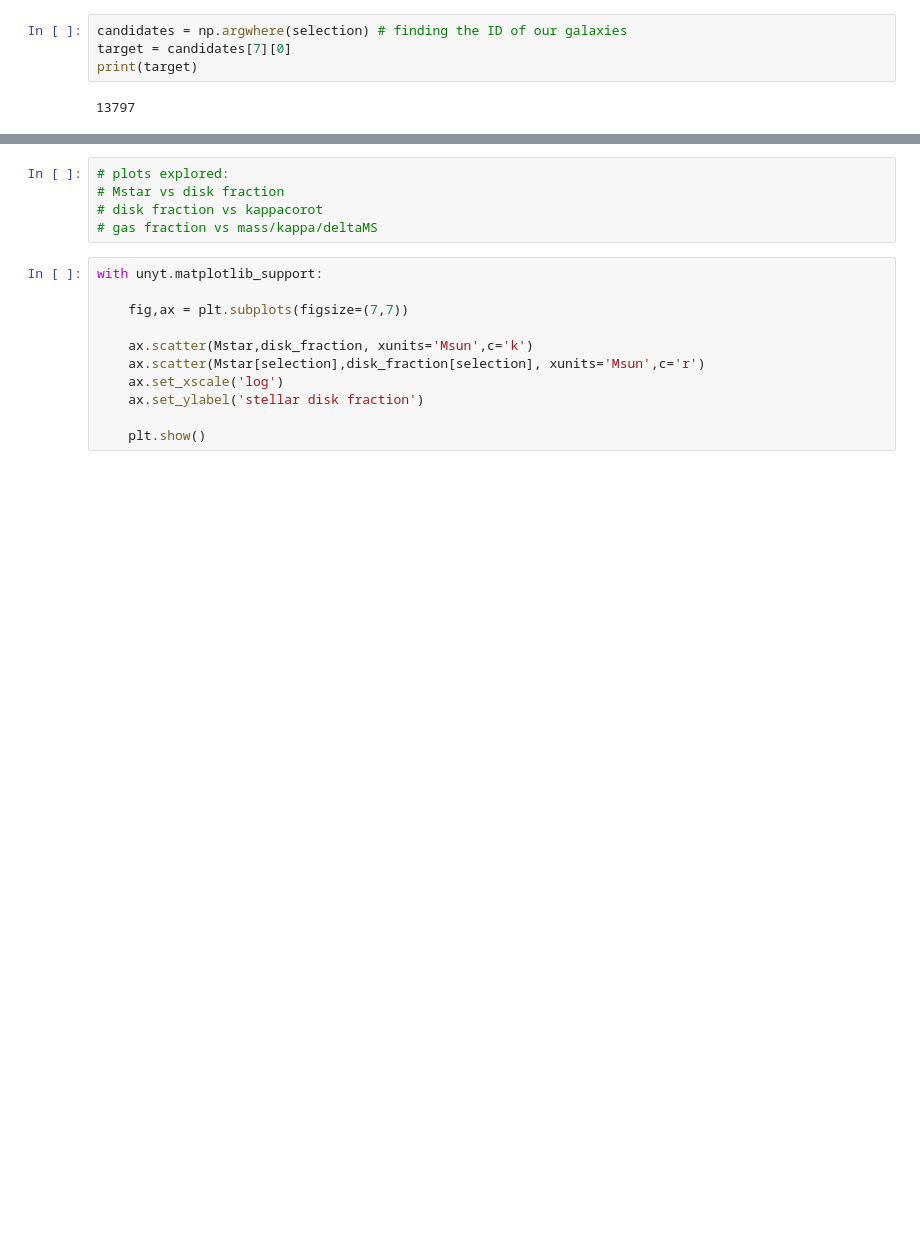
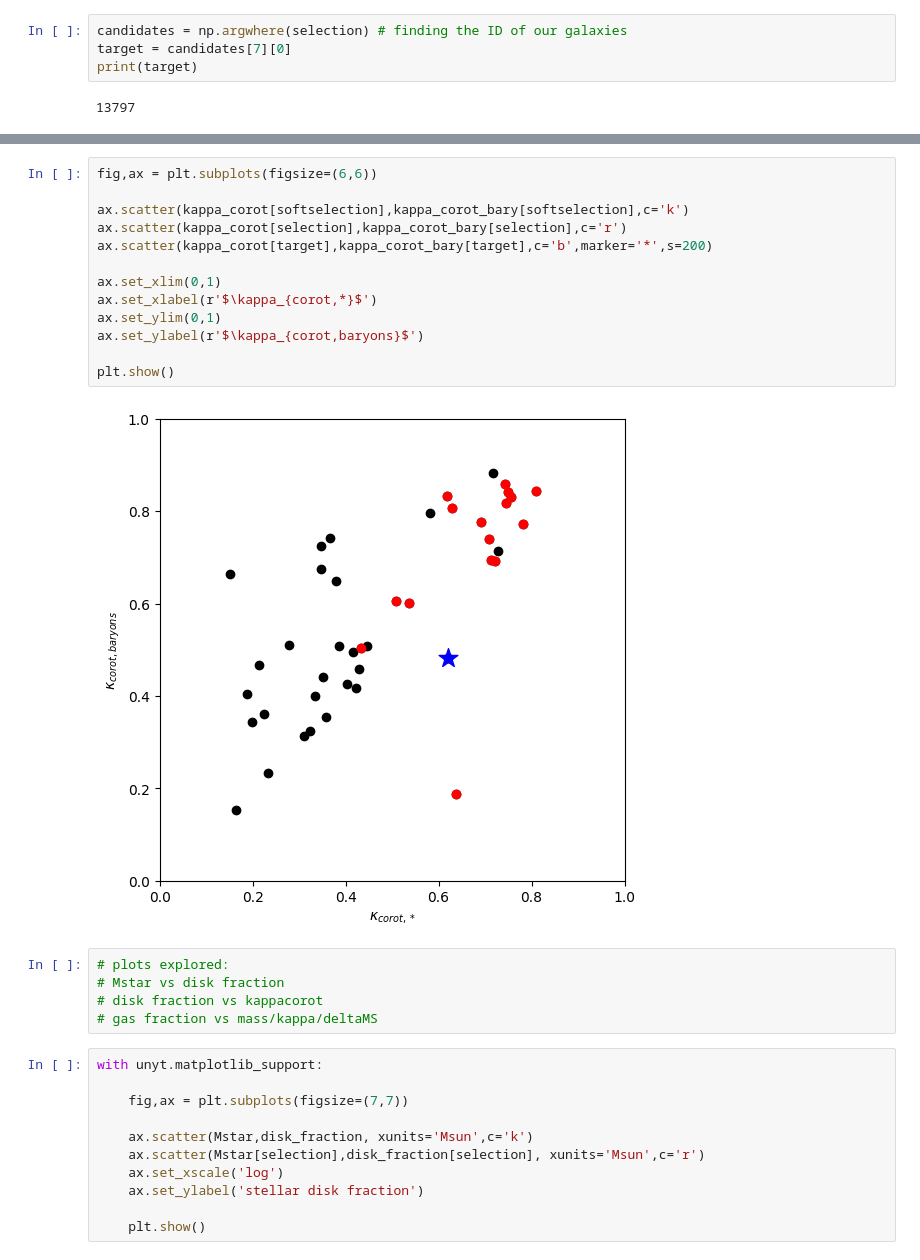
Before and after one commit to jgmcgregor/colibre_dispersions, a Jupyter notebook: selection_functions.ipynb, the cells around one changed output, grey strips where cells are left out. Cells and saved outputs as stored; diff of their text form; blank space fills up the shorter version.

```diff
--- a/selection_functions.ipynb
+++ b/selection_functions.ipynb
@@ -271,3 +297,18 @@ with unyt.matplotlib_support:
+# %%
+fig,ax = plt.subplots(figsize=(6,6))
+
+ax.scatter(kappa_corot[softselection],kappa_corot_bary[softselection],c='k')
+ax.scatter(kappa_corot[selection],kappa_corot_bary[selection],c='r')
+ax.scatter(kappa_corot[target],kappa_corot_bary[target],c='b',marker='*',s=200)
+
+ax.set_xlim(0,1)
+ax.set_xlabel(r'$\kappa_{corot,*}$')
+ax.set_ylim(0,1)
+ax.set_ylabel(r'$\kappa_{corot,baryons}$')
+
+plt.show()
+# %% [output]
+[figure, added]
 # %%
 # plots explored:
 # Mstar vs disk fraction
```
Also changed, not shown: parts of 9 cells of this notebook, 3 other files.
